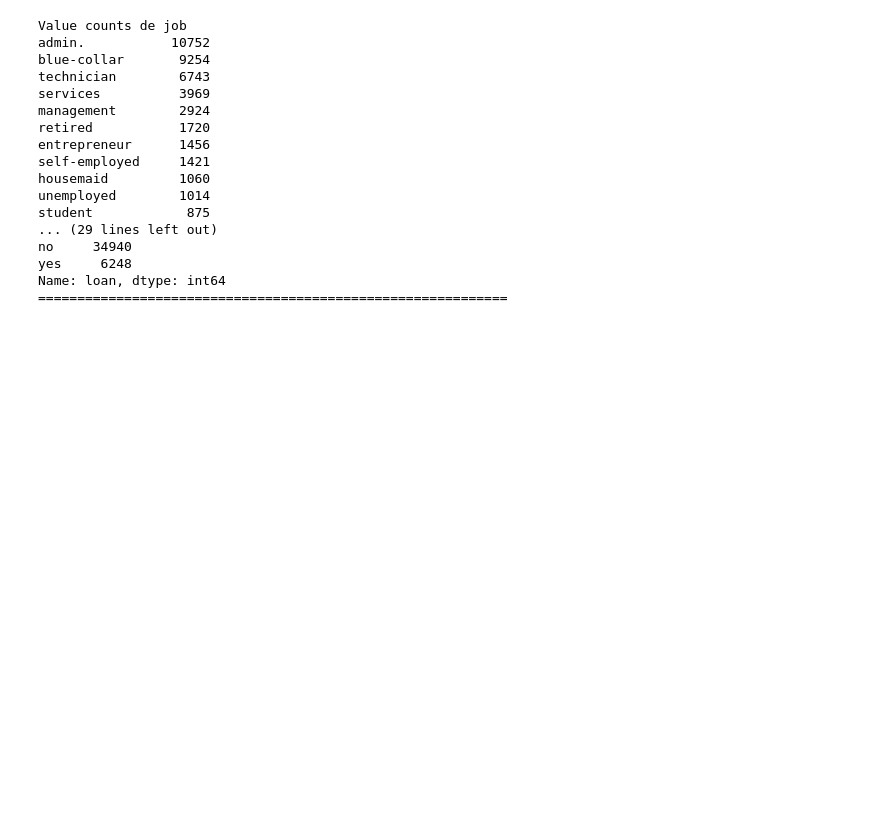
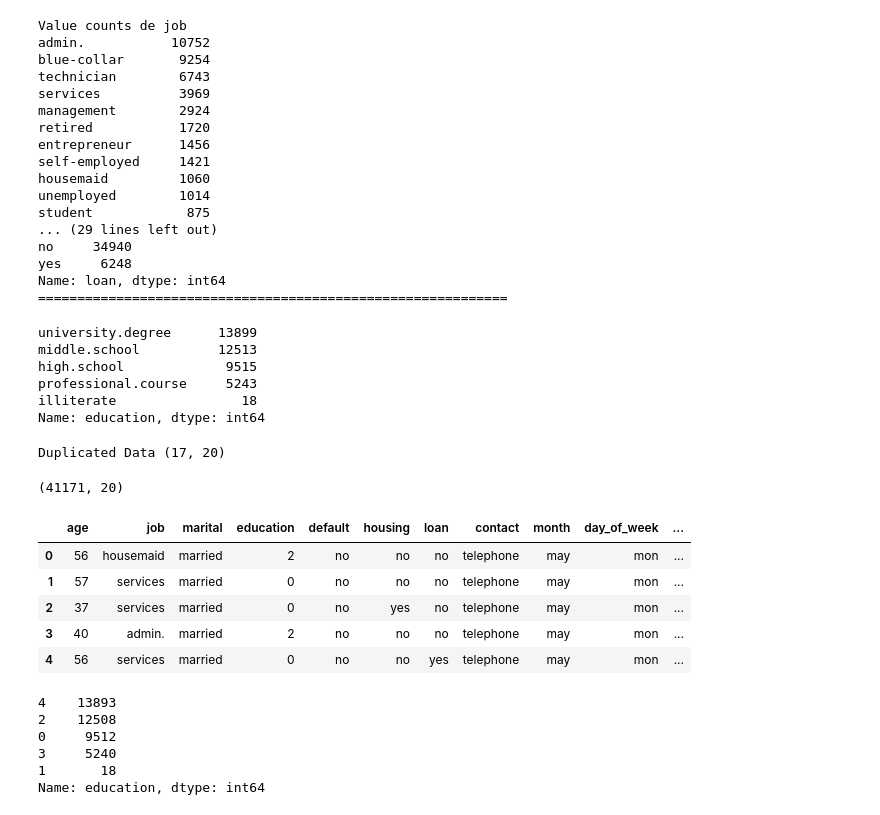
Before and after one commit to JuanAntonaccio/ML-Algorithm-Bank, a Jupyter notebook: src/explore.ipynb, the cells around one changed output. Cells and saved outputs as stored; diff of their text form; code cells hidden in the pictures; blank space fills up the shorter version.

```diff
--- a/src/explore.ipynb
+++ b/src/explore.ipynb
@@ -266,6 +266,50 @@ no     34940
 yes     6248
 Name: loan, dtype: int64
 ============================================================
+# %%
+lst=['basic.9y','basic.6y','basic.4y']
+for i in lst:
+    df_raw_2.loc[df_raw_2['education'] == i, 'education'] = "middle.school"
+
+df_raw_2['education'].value_counts()
+# %% [output]
+university.degree      13899
+middle.school          12513
+high.school             9515
+professional.course     5243
+illiterate                18
+Name: education, dtype: int64
+# %%
+duplicated_data=df_raw_2[df_raw_2.duplicated(keep="last")]
+print("Duplicated Data",duplicated_data.shape)
+# %% [output]
+Duplicated Data (17, 20)
+# %%
+#Removing duplicates
+df_raw_2=df_raw_2.drop_duplicates()
+df_raw_2.shape
+# %% [output]
+(41171, 20)
 # %%
 from sklearn.preprocessing import LabelEncoder
 encoder = LabelEncoder()
+# %%
+df_raw_2['education'] = encoder.fit_transform(df_raw_2['education'])
+# %%
+df_raw_2.head()
+# %% [output]
+|  | age | job | marital | education | default | housing | loan | contact | month | day_of_week | ... |
+| 0 | 56 | housemaid | married | 2 | no | no | no | telephone | may | mon | ... |
+| 1 | 57 | services | married | 0 | no | no | no | telephone | may | mon | ... |
+| 2 | 37 | services | married | 0 | no | yes | no | telephone | may | mon | ... |
+| 3 | 40 | admin. | married | 2 | no | no | no | telephone | may | mon | ... |
+| 4 | 56 | services | married | 0 | no | no | yes | telephone | may | mon | ... |
+# %%
+df_raw_2['education'].value_counts()
+# %% [output]
+4    13893
+2    12508
+0     9512
+3     5240
+1       18
+Name: education, dtype: int64
```
Also changed, not shown: parts of 8 cells of this notebook.
